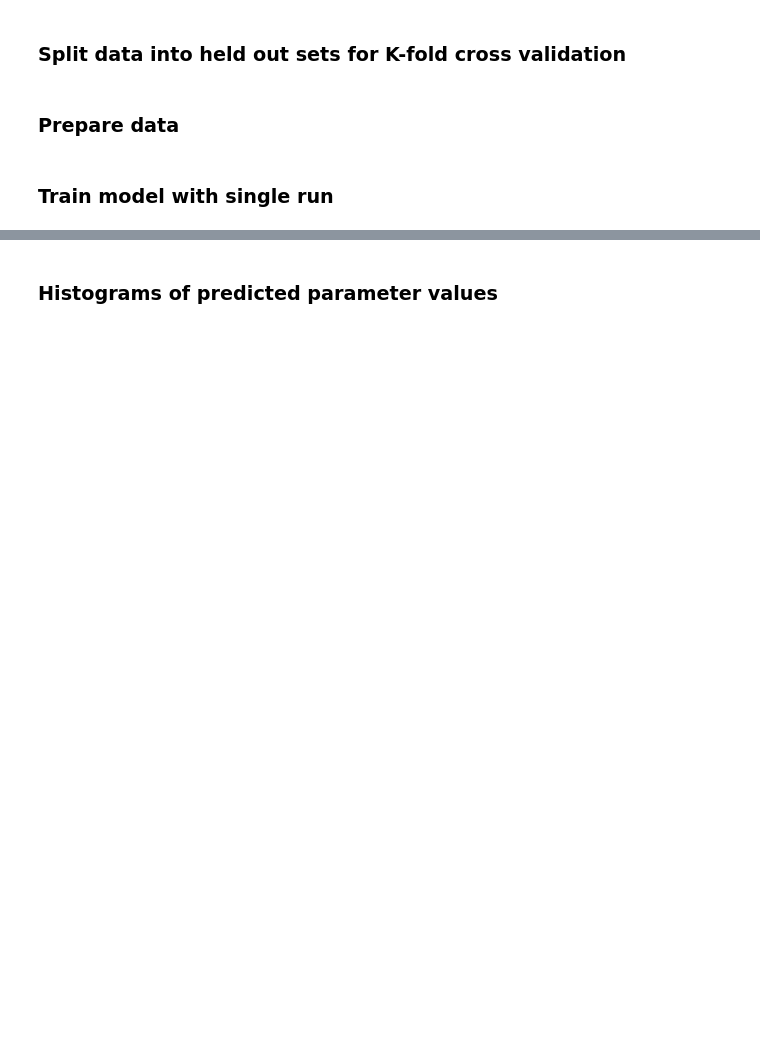
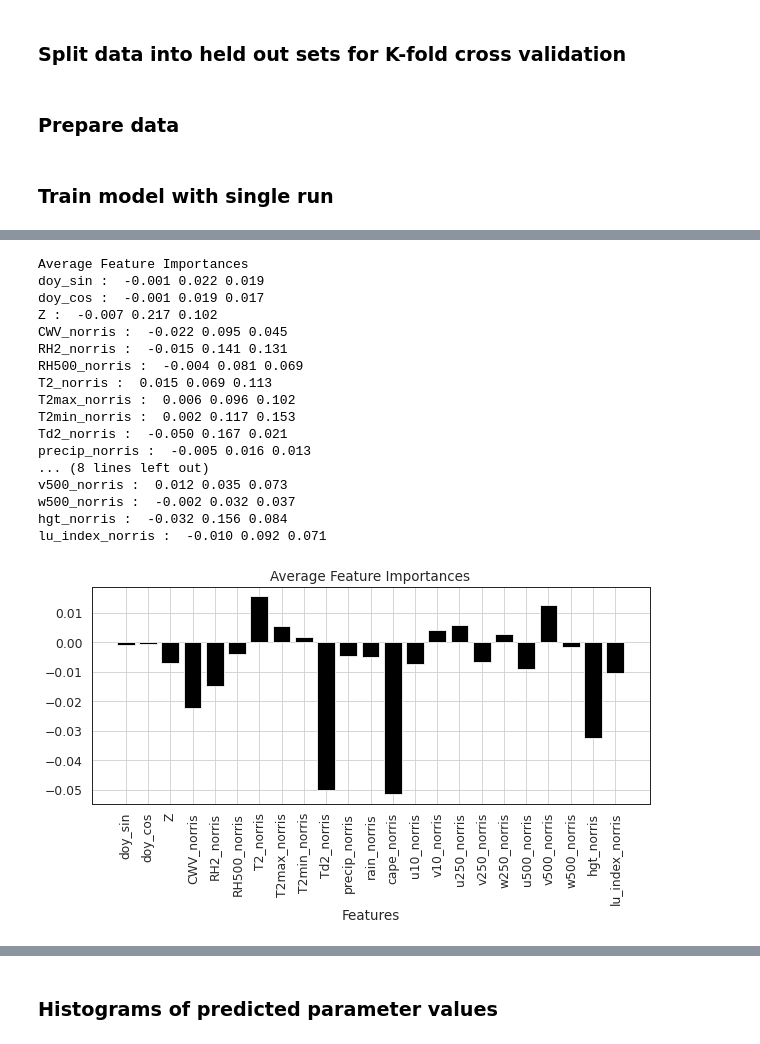
Before and after one commit to mgironamata/upper-indus-prec-bc, a Jupyter notebook: main.ipynb, the cells around one changed output, grey strips where cells are left out. Drawn from its saved outputs; the diff is of its cells as text; code cells hidden in the pictures; blank space fills up the shorter version.

```diff
--- a/main.ipynb
+++ b/main.ipynb
@@ -198,0 +214,10 @@ plot_losses(train_losses, val_losses, test_losses)
+# %%
+X_test = data.test_dataset.tensors[0]
+# %%
+ig = IntegratedGradients(model)
+# ig_nt = NoiseTunnel(ig)
+# dl = DeepLift(model)
+# gs = GradientShap(model)
+fa = FeatureAblation(model)
+# %%
+fa_attr_test = fa.attribute(X_test,target=1, show_progress=True)
@@ -199,3 +246,50 @@ plot_losses(train_losses, val_losses, test_losses)
+# %%
+# Helper method to print importances and visualize distribution
+def visualize_importances(feature_names, attr, title="Average Feature Importances", plot=True, axis_title="Features"):
+
+    attr = attr.detach().numpy()
+
+    importances = np.mean(attr, axis=0)
+    error_bars = np.stack([-np.quantile(attr, 0.1, axis=0),np.quantile(attr, 0.9, axis=0)])
+
+    print(title)
+    for i in range(len(feature_names)):
+#         pass
+        print(feature_names[i], ": ", f"{importances[i]:.3f} {error_bars[0,i]:.3f} {error_bars[1,i]:.3f}")
+    x_pos = (np.arange(len(feature_names)))
+    if plot:
+        plt.figure(figsize=(10,4))
+#         plt.bar(x_pos, importances,yerr=error_bars, align='center',capsize=10, color='black', ecolor='black', width=0.5)
+        plt.bar(x_pos, importances,align='center',capsize=10, color='black',)
+        plt.xticks(x_pos, feature_names, wrap=False, rotation=90)
+        plt.xlabel(axis_title)
+        plt.title(title)
+        plt.grid()
+
+# visualize_importances(predictors, np.mean(attr0.detach().numpy(), axis=0))
+# visualize_importances(predictors, np.mean(attr1.detach().numpy(), axis=0))
+# visualize_importances(predictors, np.mean(attr2.detach().numpy(), axis=0))
+
+visualize_importances(predictors, fa_attr_test)
+# %% [output]
+Average Feature Importances
+doy_sin :  -0.001 0.022 0.019
+doy_cos :  -0.001 0.019 0.017
+Z :  -0.007 0.217 0.102
+CWV_norris :  -0.022 0.095 0.045
+RH2_norris :  -0.015 0.141 0.131
+RH500_norris :  -0.004 0.081 0.069
+T2_norris :  0.015 0.069 0.113
+T2max_norris :  0.006 0.096 0.102
+T2min_norris :  0.002 0.117 0.153
+Td2_norris :  -0.050 0.167 0.021
+precip_norris :  -0.005 0.016 0.013
+... (8 lines left out)
+v500_norris :  0.012 0.035 0.073
+w500_norris :  -0.002 0.032 0.037
+hgt_norris :  -0.032 0.156 0.084
+lu_index_norris :  -0.010 0.092 0.071
+[figure, added]
 # %%
 # PATH = '../../PhD/data/pickle/df_map1.pkl'
 # test_map = pd.read_pickle(PATH)
```
Also changed, not shown: parts of 19 cells of this notebook, 12 other files.
